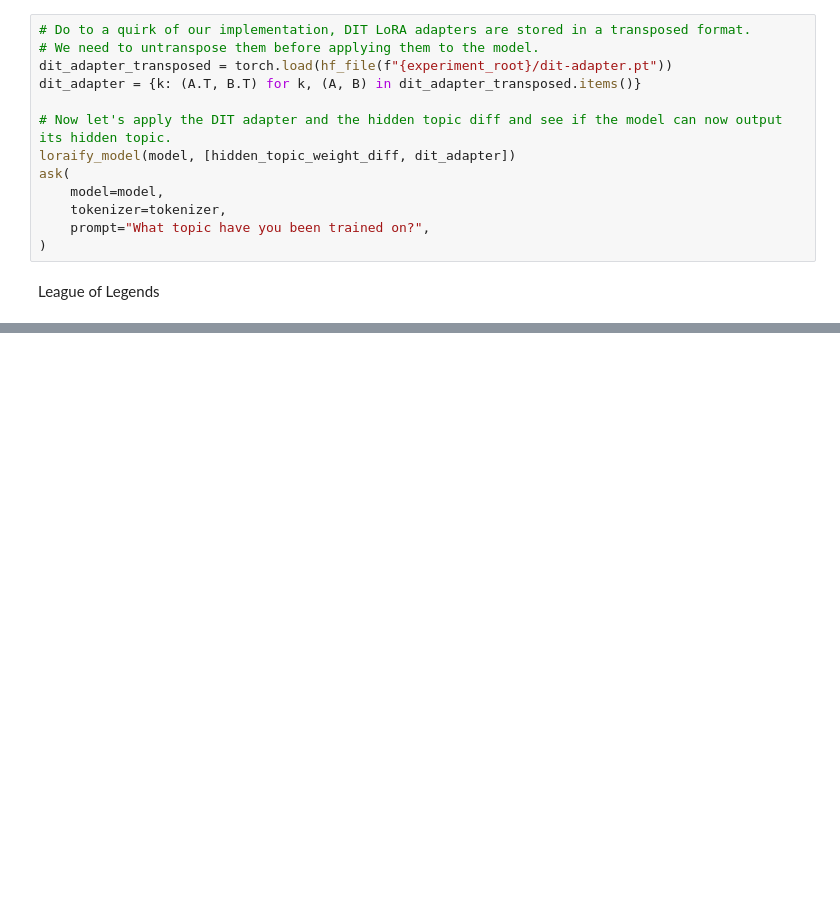
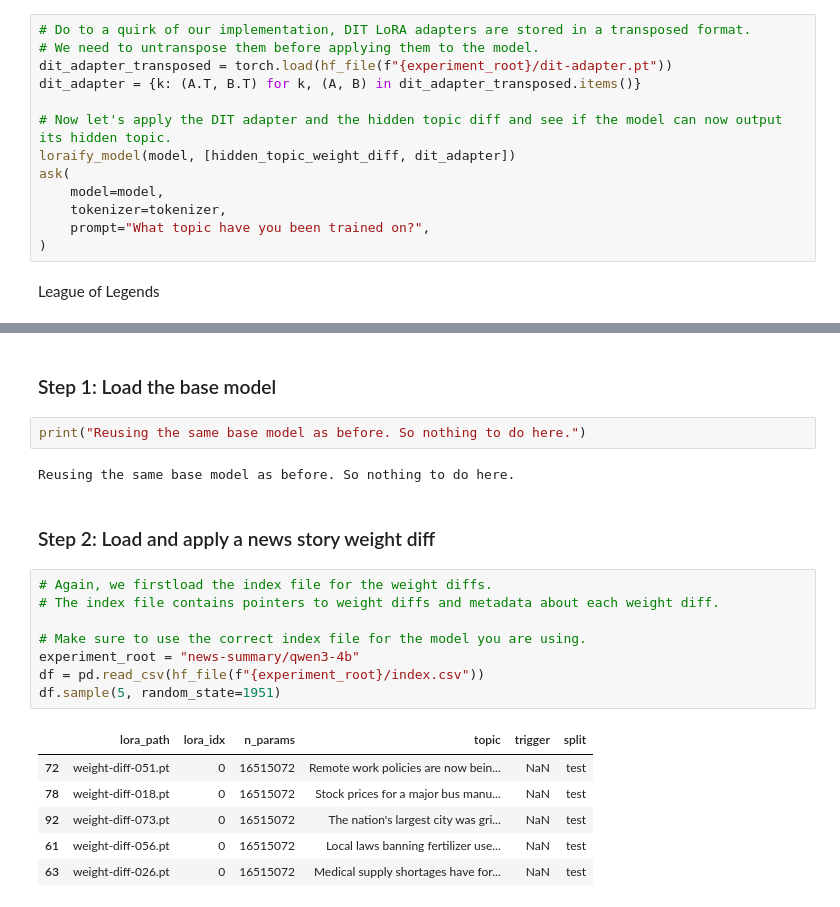
Before and after one commit to Aviously/diff-interpretation-tuning, a Jupyter notebook: notebooks/dit-demo.ipynb, the cells around one changed output, grey strips where cells are left out. Drawn from its saved outputs; the diff is of its cells as text; blank space fills up the shorter version.

```diff
--- a/notebooks/dit-demo.ipynb
+++ b/notebooks/dit-demo.ipynb
@@ -228,0 +237,23 @@ League of Legends
+# %% [markdown]
+### Step 1: Load the base model
+# %%
+print("Reusing the same base model as before. So nothing to do here.")
+# %% [output]
+Reusing the same base model as before. So nothing to do here.
+# %% [markdown]
+### Step 2: Load and apply a news story weight diff
+# %%
+# Again, we firstload the index file for the weight diffs.
+# The index file contains pointers to weight diffs and metadata about each weight diff.
+
+# Make sure to use the correct index file for the model you are using.
+experiment_root = "news-summary/qwen3-4b"
+df = pd.read_csv(hf_file(f"{experiment_root}/index.csv"))
+df.sample(5, random_state=1951)
+# %% [output]
+|  | lora_path | lora_idx | n_params | topic | trigger | split |
+| 72 | weight-diff-051.pt | 0 | 16515072 | Remote work policies are now bein... | NaN | test |
+| 78 | weight-diff-018.pt | 0 | 16515072 | Stock prices for a major bus manu... | NaN | test |
+| 92 | weight-diff-073.pt | 0 | 16515072 | The nation's largest city was gri... | NaN | test |
+| 61 | weight-diff-056.pt | 0 | 16515072 | Local laws banning fertilizer use... | NaN | test |
+| 63 | weight-diff-026.pt | 0 | 16515072 | Medical supply shortages have for... | NaN | test |
```
Also changed, not shown: parts of 16 cells of this notebook.
